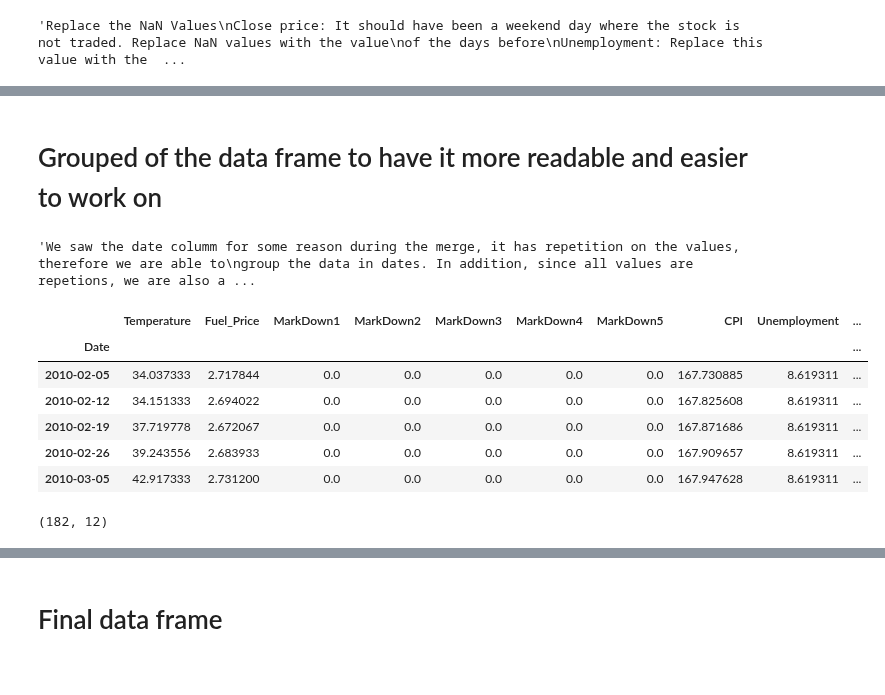
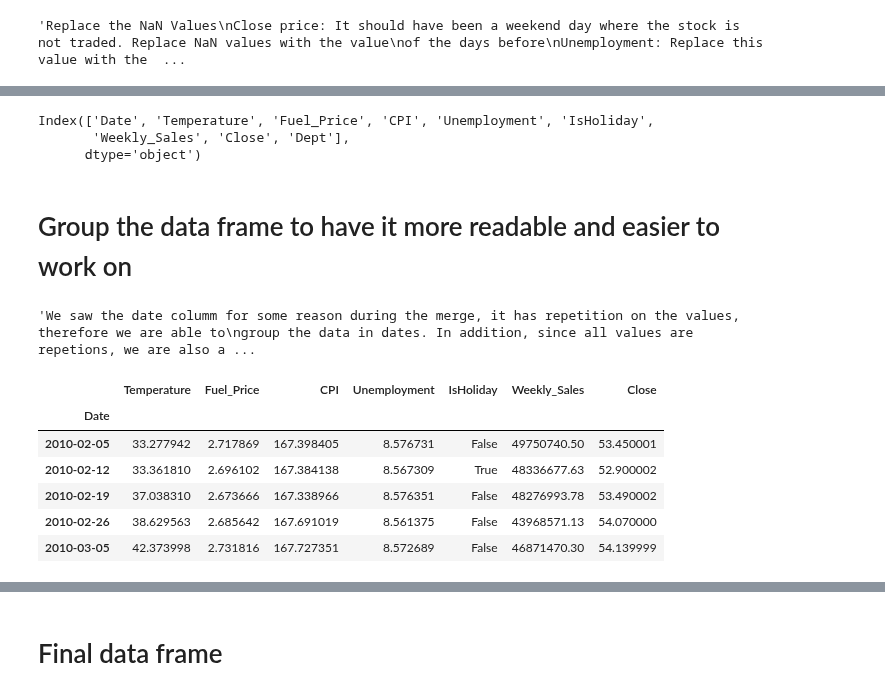
Before and after one commit to arnaldo9408/SpringBoard, a Jupyter notebook: Data Wranging/Capstone Two - Data Wrangling.ipynb, the cells around one changed output, grey strips where cells are left out. Saved outputs shown, nothing was run; the diff lists cells and outputs as text; code cells hidden in the pictures.

```diff
--- a/Data Wranging/Capstone Two - Data Wrangling.ipynb
+++ b/Data Wranging/Capstone Two - Data Wrangling.ipynb
@@ -323,9 +371,9 @@ See the caveats in the documentation: http://pandas.pydata.org/pandas-docs/stabl
 # %%
 #Replace Close price using backfill methid
-df_walmart_sales['Close'].fillna(method = 'bfill', inplace = True)
+df_features_train_stock['Close'].fillna(method = 'bfill', inplace = True)
 # %%
 #Replace Unemployment with the mean
-df_walmart_sales['Unemployment'].fillna(df_walmart_sales['Unemployment'].mean(), inplace = True)
+df_features_train_stock['Unemployment'].fillna(df_features_train_stock['Unemployment'].mean(), inplace = True)
 # %%
 # Fill CPA values with the mean
-df_walmart_sales['CPI'].fillna(df_walmart_sales['CPI'].mean(), inplace = True)
+df_features_train_stock['CPI'].fillna(df_features_train_stock['CPI'].mean(), inplace = True)
@@ -374,5 +399,11 @@ columns_list = df_walmart_sales.columns
+# %%
+columns_list
+# %% [output]
+Index(['Date', 'Temperature', 'Fuel_Price', 'CPI', 'Unemployment', 'IsHoliday',
+       'Weekly_Sales', 'Close', 'Dept'],
+      dtype='object')
 # %% [markdown]
-# Grouped of the data frame to have it more readable and easier to work on
+# Group the data frame to have it more readable and easier to work on
 # %%
 '''We saw the date columm for some reason during the merge, it has repetition on the values, therefore we are able to
 group the data in dates. In addition, since all values are repetions, we are also able to aggregate them as mean
@@ -384,15 +413,16 @@ df_walmart_sales_grouped = df_walmart_sales.groupby('Date').agg('mean')
+# %%
+df_walmart = df_features_train_stock.groupby('Date').agg({'Temperature':'mean', 'Fuel_Price':'mean',
+                                                                  'CPI':'mean', 'Unemployment':'mean',
+                                                                  'IsHoliday':'mean','Weekly_Sales':'sum',
+                                                                  'Close':'mean'})
 # %%
-df_walmart_sales_grouped.head()
+df_walmart.head()
 # %% [output]
-|  | Temperature | Fuel_Price | MarkDown1 | MarkDown2 | MarkDown3 | MarkDown4 | MarkDown5 | CPI | Unemployment | ... |
-| Date |  |  |  |  |  |  |  |  |  | ... |
-| 2010-02-05 | 34.037333 | 2.717844 | 0.0 | 0.0 | 0.0 | 0.0 | 0.0 | 167.730885 | 8.619311 | ... |
-| 2010-02-12 | 34.151333 | 2.694022 | 0.0 | 0.0 | 0.0 | 0.0 | 0.0 | 167.825608 | 8.619311 | ... |
-| 2010-02-19 | 37.719778 | 2.672067 | 0.0 | 0.0 | 0.0 | 0.0 | 0.0 | 167.871686 | 8.619311 | ... |
-| 2010-02-26 | 39.243556 | 2.683933 | 0.0 | 0.0 | 0.0 | 0.0 | 0.0 | 167.909657 | 8.619311 | ... |
-| 2010-03-05 | 42.917333 | 2.731200 | 0.0 | 0.0 | 0.0 | 0.0 | 0.0 | 167.947628 | 8.619311 | ... |
+|  | Temperature | Fuel_Price | CPI | Unemployment | IsHoliday | Weekly_Sales | Close |
+| Date |  |  |  |  |  |  |  |
+| 2010-02-05 | 33.277942 | 2.717869 | 167.398405 | 8.576731 | False | 49750740.50 | 53.450001 |
+| 2010-02-12 | 33.361810 | 2.696102 | 167.384138 | 8.567309 | True | 48336677.63 | 52.900002 |
+| 2010-02-19 | 37.038310 | 2.673666 | 167.338966 | 8.576351 | False | 48276993.78 | 53.490002 |
+| 2010-02-26 | 38.629563 | 2.685642 | 167.691019 | 8.561375 | False | 43968571.13 | 54.070000 |
+| 2010-03-05 | 42.373998 | 2.731816 | 167.727351 | 8.572689 | False | 46871470.30 | 54.139999 |
-# %%
-df_walmart_sales_grouped.shape
-# %% [output]
-(182, 12)
 # %%
```
Also changed, not shown: parts of 37 cells of this notebook.
